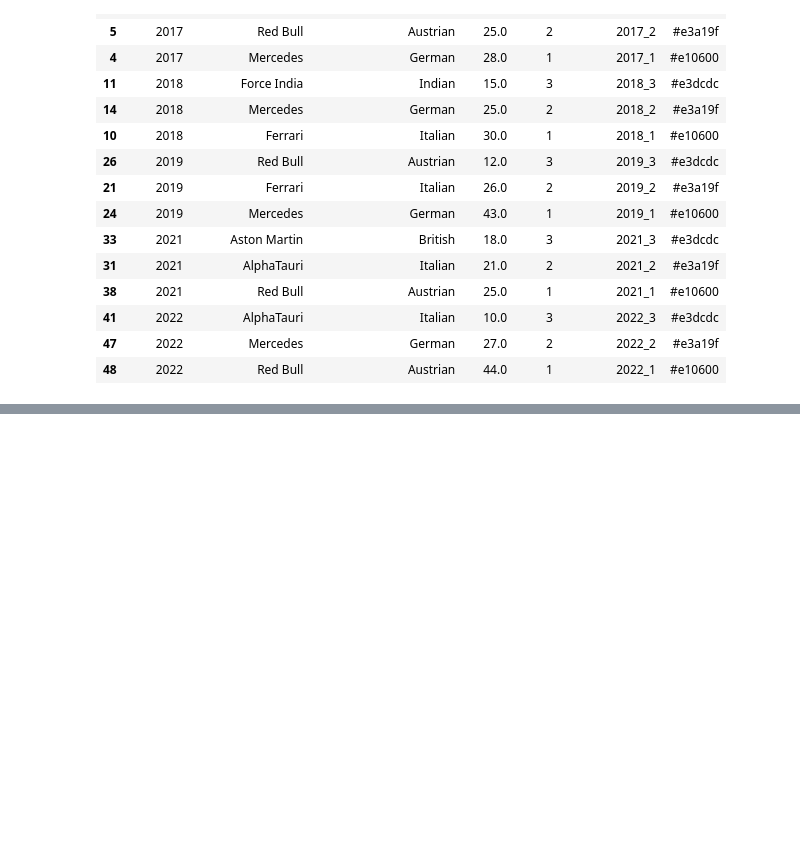
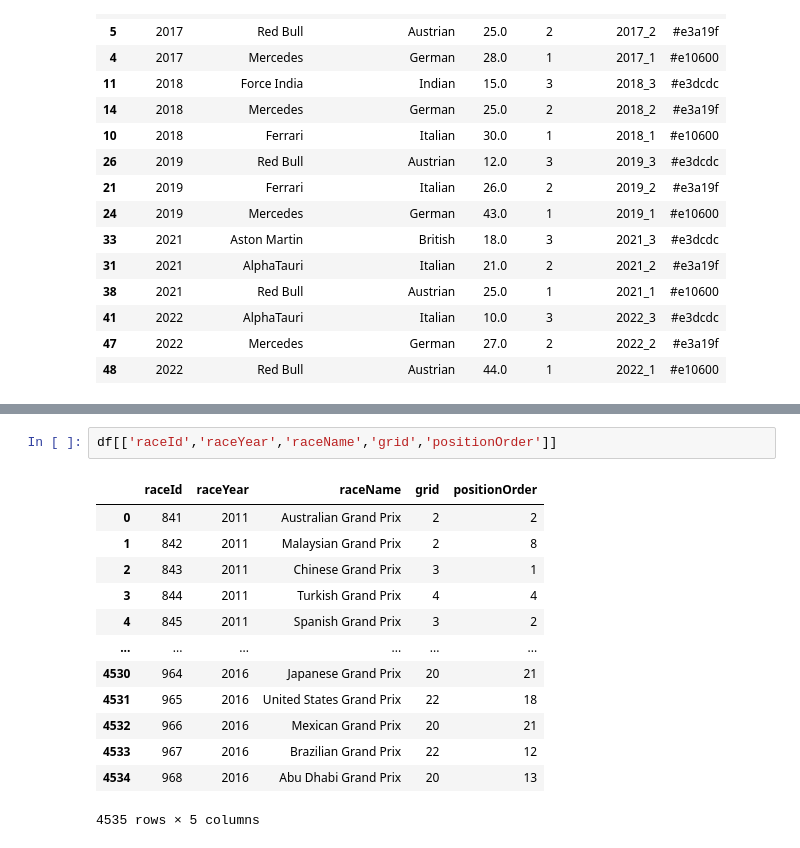
Before and after one commit to MiguelG26/Public_Projects, a Jupyter notebook: db-Formula1 app/app1_J.ipynb, the cells around one changed output, grey strips where cells are left out. Drawn from its saved outputs; the diff is of its cells as text; blank space fills up the shorter version.

```diff
--- a/db-Formula1 app/app1_J.ipynb
+++ b/db-Formula1 app/app1_J.ipynb
@@ -1796,2 +1808,18 @@ if __name__ == '__main__':
 # %% [output]
 Dash app running on http://127.0.0.1:8099/
+# %%
+df[['raceId','raceYear','raceName','grid','positionOrder']]
+# %% [output]
+|  | raceId | raceYear | raceName | grid | positionOrder |
+| 0 | 841 | 2011 | Australian Grand Prix | 2 | 2 |
+| 1 | 842 | 2011 | Malaysian Grand Prix | 2 | 8 |
+| 2 | 843 | 2011 | Chinese Grand Prix | 3 | 1 |
+| 3 | 844 | 2011 | Turkish Grand Prix | 4 | 4 |
+| 4 | 845 | 2011 | Spanish Grand Prix | 3 | 2 |
+| ... | ... | ... | ... | ... | ... |
+| 4530 | 964 | 2016 | Japanese Grand Prix | 20 | 21 |
+| 4531 | 965 | 2016 | United States Grand Prix | 22 | 18 |
+| 4532 | 966 | 2016 | Mexican Grand Prix | 20 | 21 |
+| 4533 | 967 | 2016 | Brazilian Grand Prix | 22 | 12 |
+| 4534 | 968 | 2016 | Abu Dhabi Grand Prix | 20 | 13 |
+4535 rows × 5 columns
```
Also changed, not shown: parts of 9 cells of this notebook, 10 other files.
